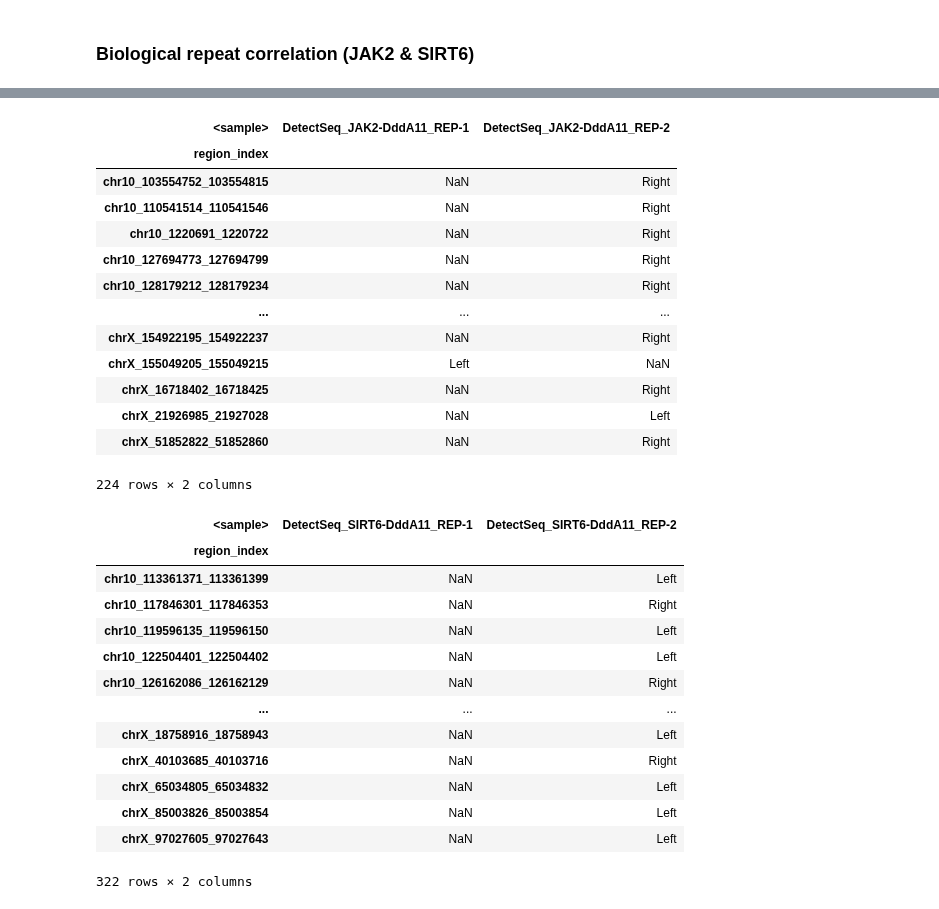
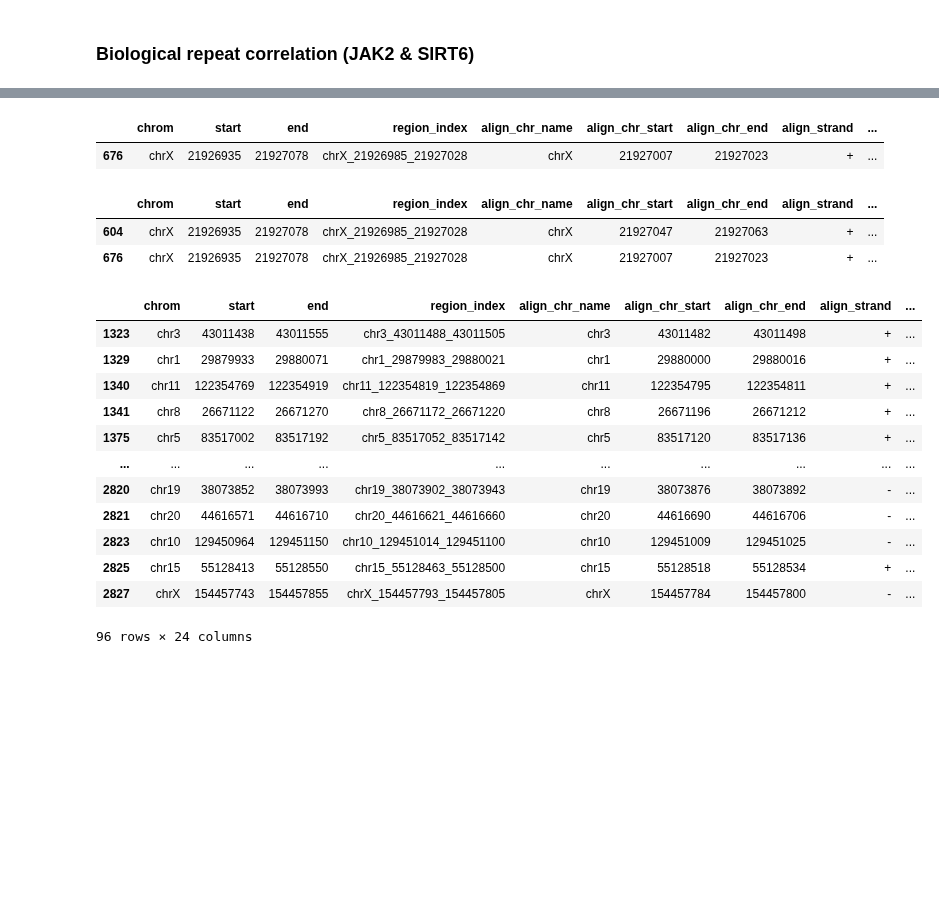
Before and after one commit to hermanzhaozzzz/snakepipes_detect-seq, a Jupyter notebook: step.09.Off-target_TAS-Dependent_analysis.ipynb, the cells around one changed output, grey strips where cells are left out. Cells and saved outputs as stored; diff of their text form; code cells hidden in the pictures; blank space fills up the shorter version.

```diff
--- a/step.09.Off-target_TAS-Dependent_analysis.ipynb
+++ b/step.09.Off-target_TAS-Dependent_analysis.ipynb
@@ -597,3 +599,6 @@ df_arts_tas_dep.to_csv('../art_seqinfo/df_arts_tas_dep.csv', index=False)
+# %%
+# df_arts_tas_dep = pd.read_csv('../art_seqinfo/df_arts_tas_dep.csv')
+df_arts_tas_dep = pd.read_csv('../art_seqinfo/df_arts_tas_dep_v2.csv')
 # %% [markdown]
 ### get Seqinfo for TAS-dependent off-target
 
@@ -797,42 +786,30 @@ df_arts_tas_dep.query('`<sample>`.str.contains("ATP8")')[['region_index', '<samp
-# %%
-df_arts_tas_dep.query('`<sample>`.str.contains("JAK2")')[['region_index', '<sample>', 'TAS-Dep_stat']].pivot(
-    index='region_index', values='TAS-Dep_stat', columns='<sample>')
-# .to_csv('./xtemp.csv')
-
-# 没有overlap
-# %% [output]
-| <sample> | DetectSeq_JAK2-DddA11_REP-1 | DetectSeq_JAK2-DddA11_REP-2 |
-| region_index |  |  |
-| chr10_103554752_103554815 | NaN | Right |
-| chr10_110541514_110541546 | NaN | Right |
-| chr10_1220691_1220722 | NaN | Right |
-| chr10_127694773_127694799 | NaN | Right |
-| chr10_128179212_128179234 | NaN | Right |
-| ... | ... | ... |
-| chrX_154922195_154922237 | NaN | Right |
-| chrX_155049205_155049215 | Left | NaN |
-| chrX_16718402_16718425 | NaN | Right |
-| chrX_21926985_21927028 | NaN | Left |
-| chrX_51852822_51852860 | NaN | Right |
-224 rows × 2 columns
+# %%
+df_arts_tas_dep.query('`<sample>`.str.contains("JAK2")')[df_arts_tas_dep.query('`<sample>`.str.contains("JAK2")').duplicated(subset=['region_index', 'TAS-Dep_stat'])]
+# %% [output]
+|  | chrom | start | end | region_index | align_chr_name | align_chr_start | align_chr_end | align_strand | ... |
+| 676 | chrX | 21926935 | 21927078 | chrX_21926985_21927028 | chrX | 21927007 | 21927023 | + | ... |
+# %%
+df_arts_tas_dep.query('region_index=="chrX_21926985_21927028"')
+# # 没有overlap
+# %% [output]
+|  | chrom | start | end | region_index | align_chr_name | align_chr_start | align_chr_end | align_strand | ... |
+| 604 | chrX | 21926935 | 21927078 | chrX_21926985_21927028 | chrX | 21927047 | 21927063 | + | ... |
+| 676 | chrX | 21926935 | 21927078 | chrX_21926985_21927028 | chrX | 21927007 | 21927023 | + | ... |
 # %%
-df_arts_tas_dep.query('`<sample>`.str.contains("SIRT6")')[['region_index', '<sample>', 'TAS-Dep_stat']].pivot(
-    index='region_index', values='TAS-Dep_stat', columns='<sample>')
-# .to_csv('./xtemp.csv')
+df_arts_tas_dep.query('`<sample>`.str.contains("SIRT6")')[df_arts_tas_dep.query('`<sample>`.str.contains("SIRT6")').duplicated(subset=['region_index', 'TAS-Dep_stat'])]
 
 # 没有overlap
 # %% [output]
-| <sample> | DetectSeq_SIRT6-DddA11_REP-1 | DetectSeq_SIRT6-DddA11_REP-2 |
-| region_index |  |  |
-| chr10_113361371_113361399 | NaN | Left |
-| chr10_117846301_117846353 | NaN | Right |
-| chr10_119596135_119596150 | NaN | Left |
-| chr10_122504401_122504402 | NaN | Left |
-| chr10_126162086_126162129 | NaN | Right |
-| ... | ... | ... |
-| chrX_18758916_18758943 | NaN | Left |
-| chrX_40103685_40103716 | NaN | Right |
-| chrX_65034805_65034832 | NaN | Left |
-| chrX_85003826_85003854 | NaN | Left |
-| chrX_97027605_97027643 | NaN | Left |
+|  | chrom | start | end | region_index | align_chr_name | align_chr_start | align_chr_end | align_strand | ... |
+| 1323 | chr3 | 43011438 | 43011555 | chr3_43011488_43011505 | chr3 | 43011482 | 43011498 | + | ... |
+| 1329 | chr1 | 29879933 | 29880071 | chr1_29879983_29880021 | chr1 | 29880000 | 29880016 | + | ... |
+| 1340 | chr11 | 122354769 | 122354919 | chr11_122354819_122354869 | chr11 | 122354795 | 122354811 | + | ... |
+| 1341 | chr8 | 26671122 | 26671270 | chr8_26671172_26671220 | chr8 | 26671196 | 26671212 | + | ... |
+| 1375 | chr5 | 83517002 | 83517192 | chr5_83517052_83517142 | chr5 | 83517120 | 83517136 | + | ... |
+| ... | ... | ... | ... | ... | ... | ... | ... | ... | ... |
+| 2820 | chr19 | 38073852 | 38073993 | chr19_38073902_38073943 | chr19 | 38073876 | 38073892 | - | ... |
+| 2821 | chr20 | 44616571 | 44616710 | chr20_44616621_44616660 | chr20 | 44616690 | 44616706 | - | ... |
+| 2823 | chr10 | 129450964 | 129451150 | chr10_129451014_129451100 | chr10 | 129451009 | 129451025 | - | ... |
+| 2825 | chr15 | 55128413 | 55128550 | chr15_55128463_55128500 | chr15 | 55128518 | 55128534 | + | ... |
+| 2827 | chrX | 154457743 | 154457855 | chrX_154457793_154457805 | chrX | 154457784 | 154457800 | - | ... |
-322 rows × 2 columns
+96 rows × 24 columns
```
Also changed, not shown: parts of 13 cells of this notebook.
